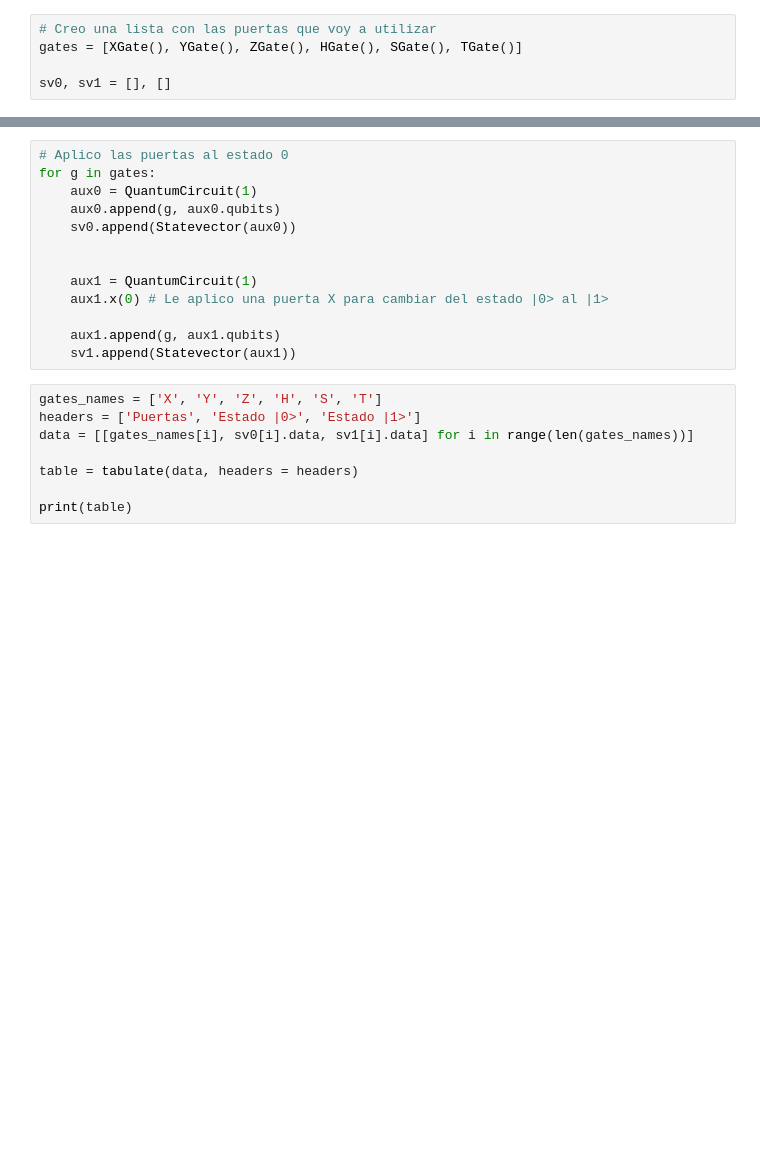
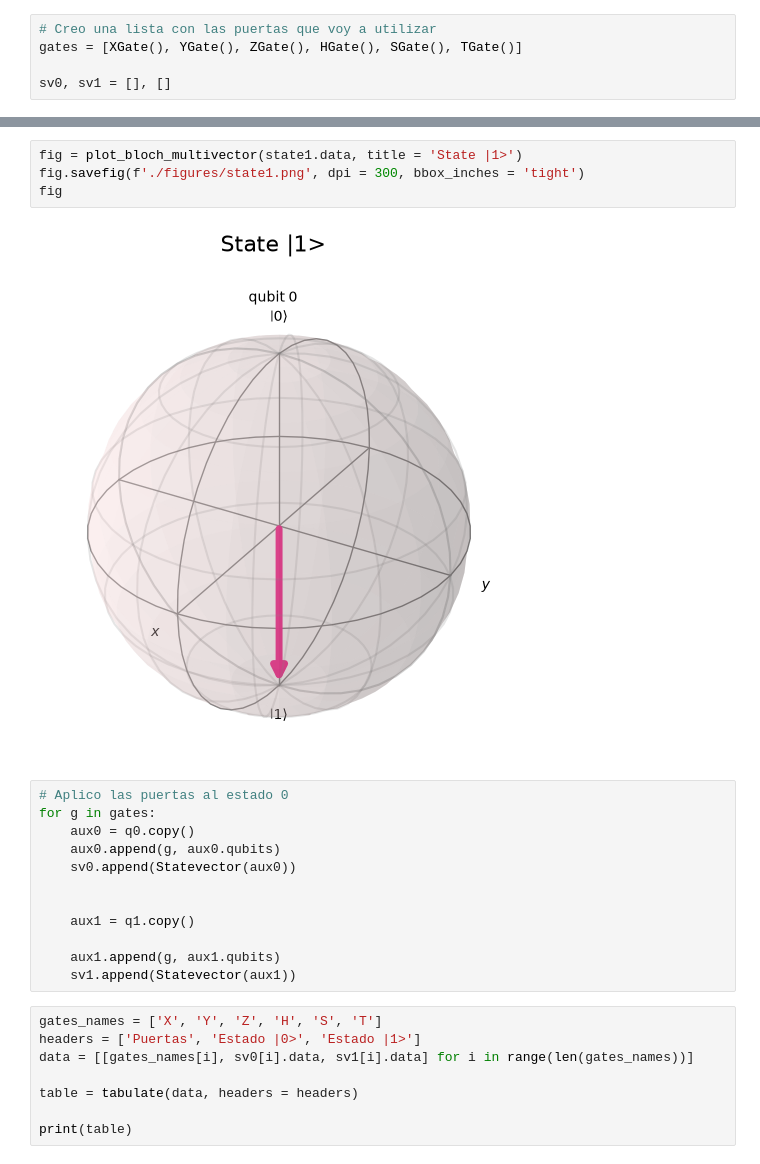
Before and after one commit to zhengzhu14/quantum_circuit_lab, a Jupyter notebook: Pr1/pr1.ipynb, the cells around one changed output, grey strips where cells are left out. Cells and saved outputs as stored; diff of their text form; blank space fills up the shorter version.

```diff
--- a/Pr1/pr1.ipynb
+++ b/Pr1/pr1.ipynb
@@ -29,13 +45,18 @@ sv0, sv1 = [], []
+# %%
+fig = plot_bloch_multivector(state1.data, title = 'State |1>')
+fig.savefig(f'./figures/state1.png', dpi = 300, bbox_inches = 'tight')
+fig
+# %% [output]
+[figure, added]
 # %%
 # Aplico las puertas al estado 0
 for g in gates:
-    aux0 = QuantumCircuit(1)
+    aux0 = q0.copy()
     aux0.append(g, aux0.qubits)
     sv0.append(Statevector(aux0))
 
 
-    aux1 = QuantumCircuit(1)
-    aux1.x(0) # Le aplico una puerta X para cambiar del estado |0> al |1>
+    aux1 = q1.copy()
 
     aux1.append(g, aux1.qubits)
     sv1.append(Statevector(aux1))
```
Also changed, not shown: parts of 6 cells of this notebook, 8 other files.
